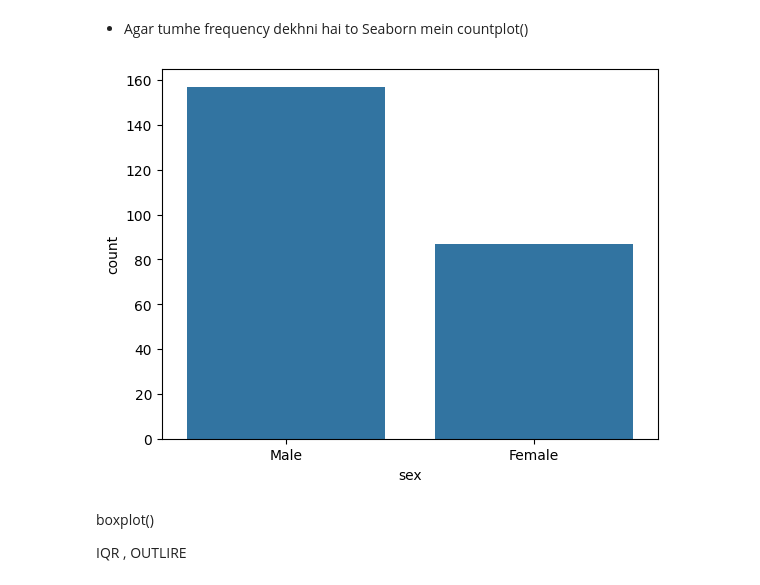
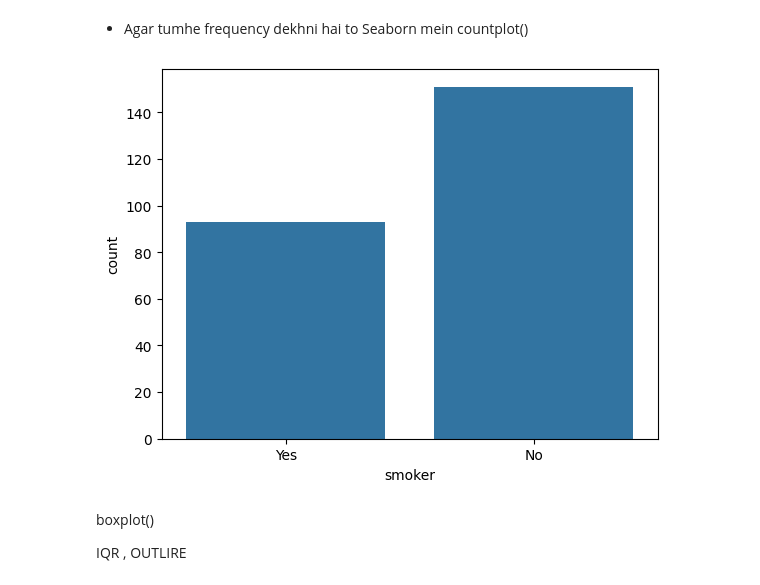
Before and after one commit to MithunKumarRajak/Machine-Learning, a Jupyter notebook: Seaborn/Categorical_Plot.ipynb, the cells around one changed output. Drawn from its saved outputs; the diff is of its cells as text; code cells hidden in the pictures.

```diff
--- a/Seaborn/Categorical_Plot.ipynb
+++ b/Seaborn/Categorical_Plot.ipynb
@@ -56,10 +56,10 @@ plt.show()
 # %% [markdown]
 - Agar tumhe frequency dekhni hai to Seaborn mein countplot()
 # %%
-sns.countplot(x='sex',data=data)
+sns.countplot(x='smoker',data=data)
 plt.show()
 # %% [output]
-[figure, old version]
+[figure, new version]
 # %% [markdown]
 boxplot()
 
```
Also changed, not shown: parts of 3 cells of this notebook, 1 other file.
